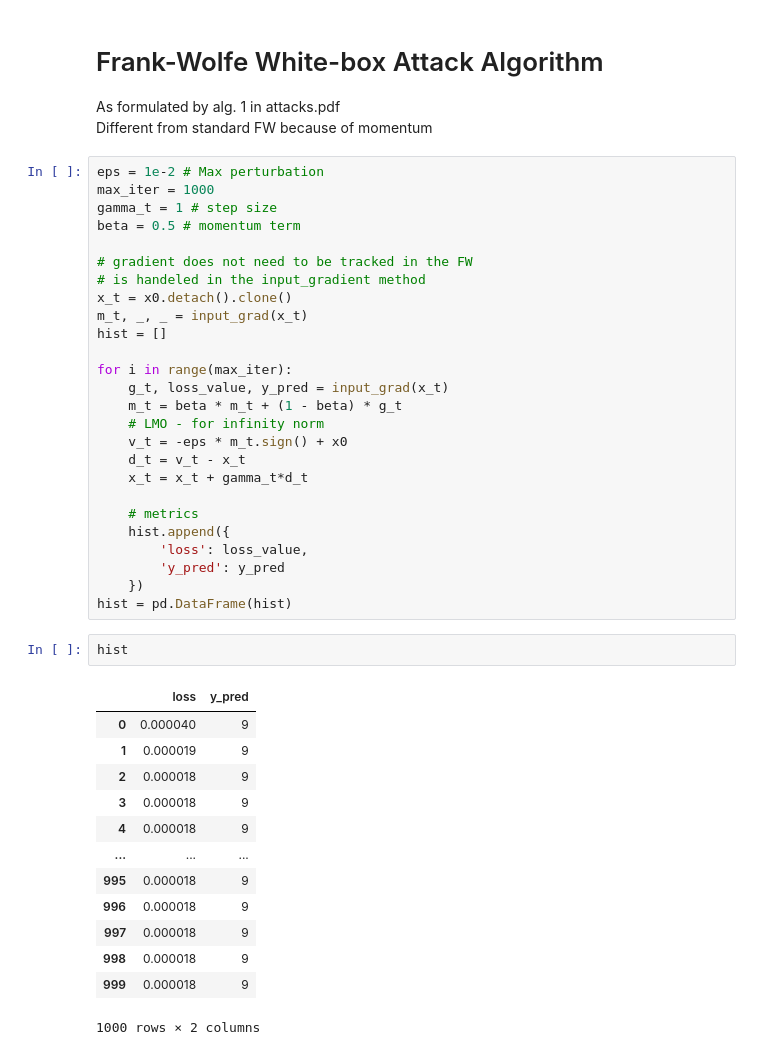
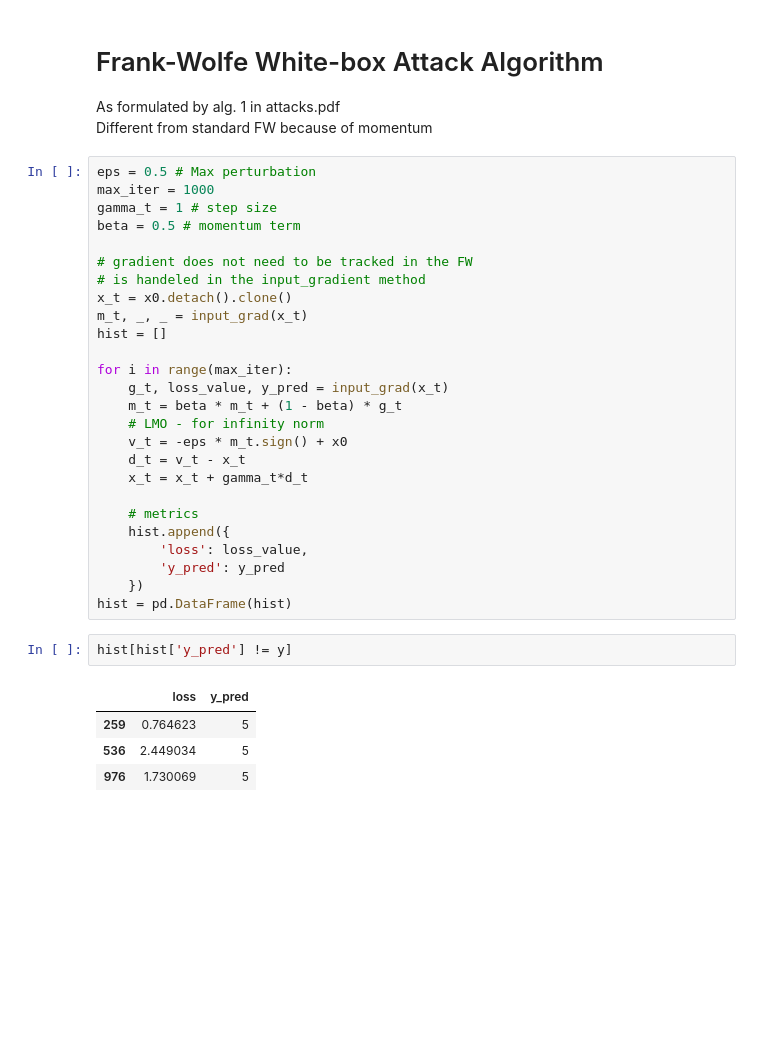
Before and after one commit to TannerAGraves/FW-variants-for-WB-Adversarial-Attacks, a Jupyter notebook: scratch.ipynb, the cells around one changed output. Cells and saved outputs as stored; diff of their text form; blank space fills up the shorter version.

```diff
--- a/scratch.ipynb
+++ b/scratch.ipynb
@@ -76,7 +72,7 @@ plt.imshow((x0 + 10000*input_gradient).squeeze())
 As formulated by alg. 1 in attacks.pdf
 Different from standard FW because of momentum
 # %%
-eps = 1e-2 # Max perturbation
+eps = 0.5 # Max perturbation
 max_iter = 1000
 gamma_t = 1 # step size
 beta = 0.5 # momentum term
@@ -101,22 +97,13 @@ for i in range(max_iter):
         'y_pred': y_pred
     })
 hist = pd.DataFrame(hist)
-# %%
-hist
-# %% [output]
-|  | loss | y_pred |
-| 0 | 0.000040 | 9 |
-| 1 | 0.000019 | 9 |
-| 2 | 0.000018 | 9 |
-| 3 | 0.000018 | 9 |
-| 4 | 0.000018 | 9 |
-| ... | ... | ... |
-| 995 | 0.000018 | 9 |
-| 996 | 0.000018 | 9 |
-| 997 | 0.000018 | 9 |
-| 998 | 0.000018 | 9 |
-| 999 | 0.000018 | 9 |
-1000 rows × 2 columns
+# %%
+hist[hist['y_pred'] != y]
+# %% [output]
+|  | loss | y_pred |
+| 259 | 0.764623 | 5 |
+| 536 | 2.449034 | 5 |
+| 976 | 1.730069 | 5 |
 # %%
 hist['loss'].plot()
 # %% [output]
```
Also changed, not shown: parts of 6 cells of this notebook.
